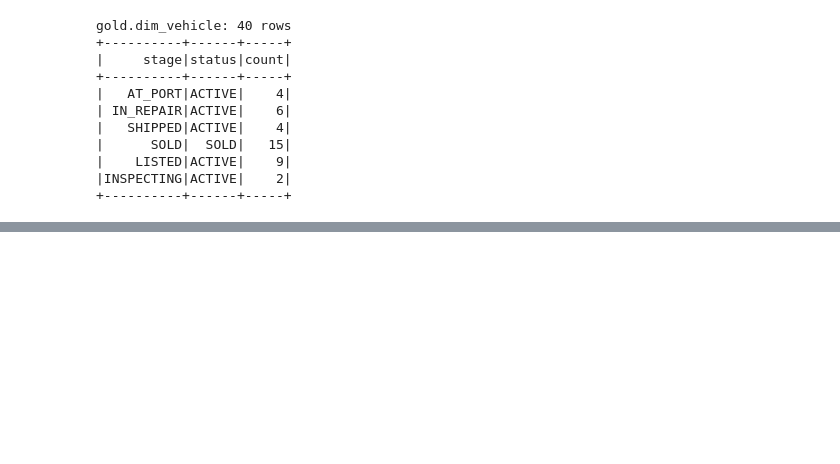
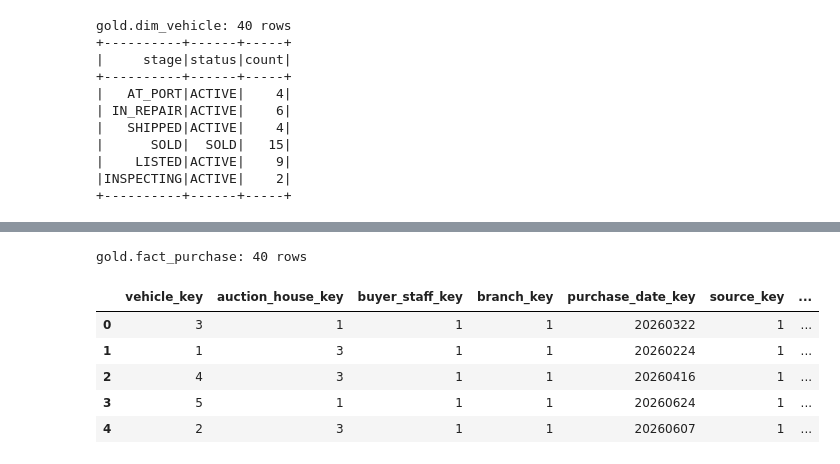
Before and after one commit to Temitope96/car-dealership-product, a Jupyter notebook: notebooks/02_build_gold_layer.ipynb, the cells around one changed output, grey strips where cells are left out. Saved outputs shown, nothing was run; the diff lists cells and outputs as text; code cells hidden in the pictures; blank space fills up the shorter version.

```diff
--- a/notebooks/02_build_gold_layer.ipynb
+++ b/notebooks/02_build_gold_layer.ipynb
@@ -116,0 +188,44 @@ spark.sql("SHOW DATABASES").show()
+# %%
+# Fact Purchase
+
+FX_RATE = Decimal("1600.00")
+
+df_purchase = read_table(spark, "silver", "purchase")
+df_vehicle_silver = read_table(spark, "silver", "vehicle").select("vehicle_id", "branch_id")
+df_dim_vehicle_cur = read_table(spark, "gold", "dim_vehicle").filter("is_current = true").select("vehicle_key", "vehicle_id")
+df_dim_auction = read_table(spark, "gold", "dim_auction_house").select("auction_house_key", "auction_house_id")
+df_dim_staff_cur = read_table(spark, "gold", "dim_staff").filter("is_current = true").select("staff_key", "staff_id")
+df_dim_branch = read_table(spark, "gold", "dim_branch").select("branch_key", "branch_id")
+df_dim_source = read_table(spark, "gold", "dim_data_source").select("source_key", "source_id")
+
+df_fact_purchase = (
+    df_purchase
+    .join(df_vehicle_silver, "vehicle_id")
+    .join(df_dim_vehicle_cur, "vehicle_id")
+    .join(df_dim_auction, "auction_house_id", "left")
+    .join(df_dim_staff_cur, df_purchase.buyer_staff_id == df_dim_staff_cur.staff_id, "left")
+    .join(df_dim_branch, "branch_id", "left")
+    .join(df_dim_source, "source_id", "left")
+    .withColumn("purchase_date_key", F.date_format("purchase_date", "yyyyMMdd").cast("int"))
+    .withColumn("fx_rate_used", F.lit(float(FX_RATE)))
+    .withColumn("price_amount_usd", F.col("price_amount"))
+    .withColumn("price_amount_ngn", F.col("price_amount") * F.lit(float(FX_RATE)))
+    .withColumnRenamed("staff_key", "buyer_staff_key")
+    .select(
+        "vehicle_key", "auction_house_key", "buyer_staff_key", "branch_key",
+        "purchase_date_key", "source_key",
+        "price_amount_usd", "price_amount_ngn", "fx_rate_used",
+    )
+)
+
+write_table(df_fact_purchase, "gold", "fact_purchase")
+print(f"gold.fact_purchase: {read_table(spark, 'gold', 'fact_purchase').count()} rows")
+read_table(spark, "gold", "fact_purchase").limit(5).toPandas()
+# %% [output]
+gold.fact_purchase: 40 rows
+|  | vehicle_key | auction_house_key | buyer_staff_key | branch_key | purchase_date_key | source_key | ... |
+| 0 | 3 | 1 | 1 | 1 | 20260322 | 1 | ... |
+| 1 | 1 | 3 | 1 | 1 | 20260224 | 1 | ... |
+| 2 | 4 | 3 | 1 | 1 | 20260416 | 1 | ... |
+| 3 | 5 | 1 | 1 | 1 | 20260624 | 1 | ... |
+| 4 | 2 | 3 | 1 | 1 | 20260607 | 1 | ... |
```
Also changed, not shown: parts of 10 cells of this notebook, 2 other files.
